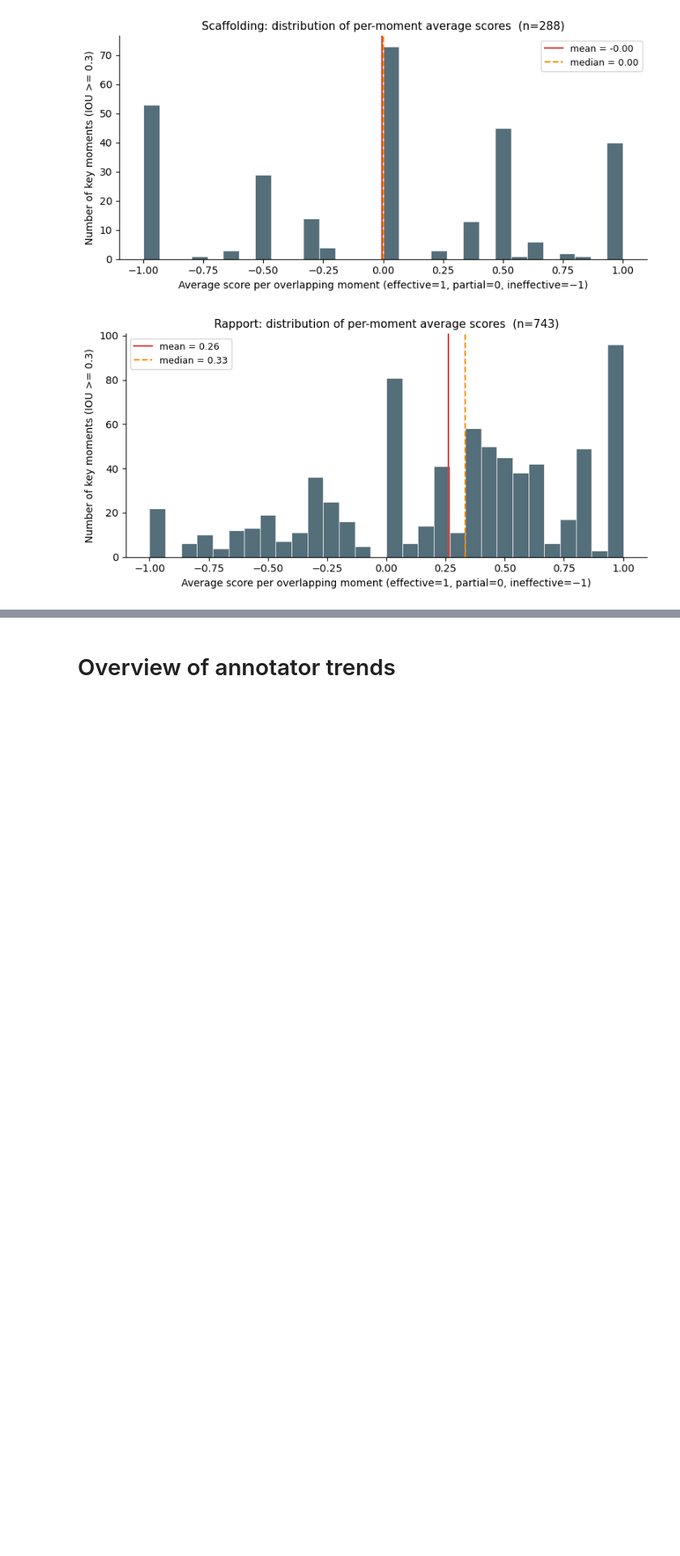
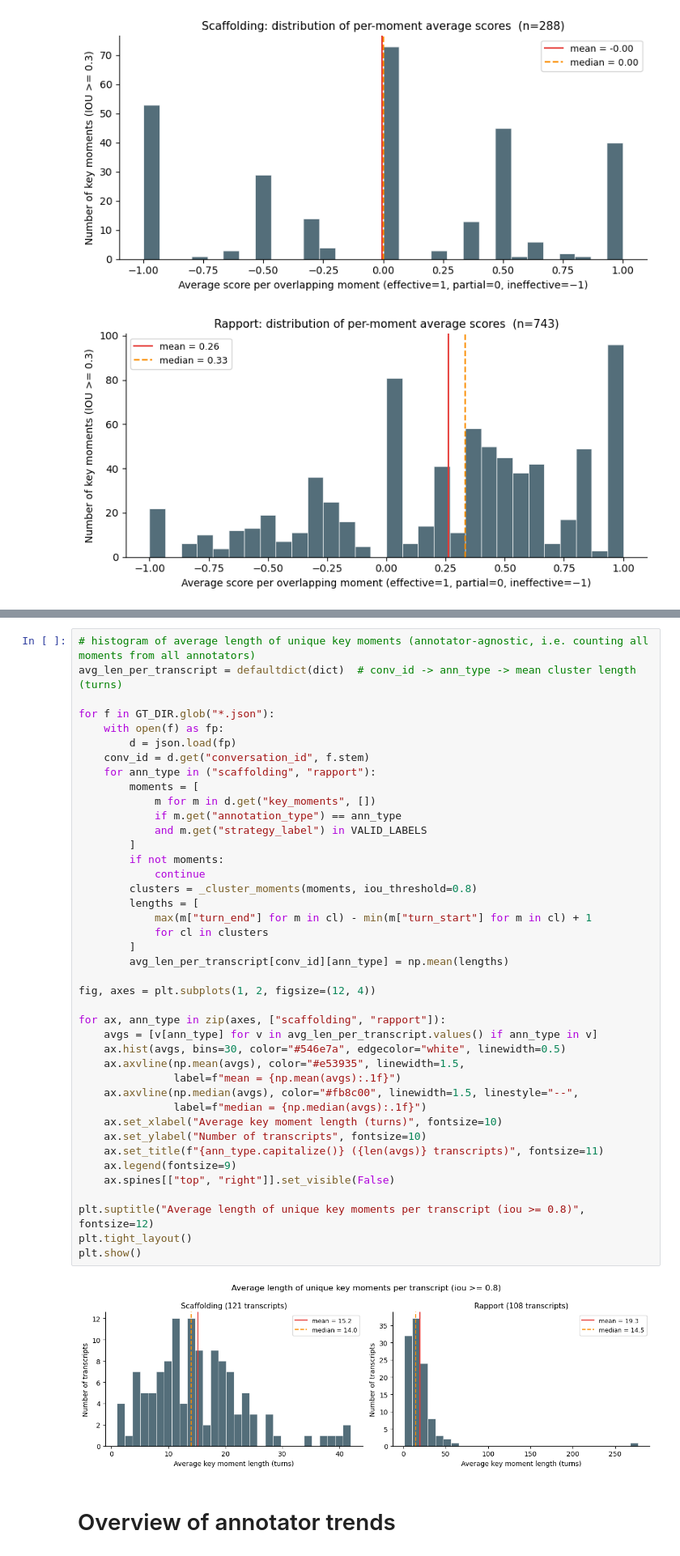
Before and after one commit to allenai/tutorsim, a Jupyter notebook: validation/teacher_profiles_iaa.ipynb, the cells around one changed output, grey strips where cells are left out. Shown at 81% size. Saved outputs shown, nothing was run; the diff lists cells and outputs as text; blank space fills up the shorter version.

```diff
--- a/validation/teacher_profiles_iaa.ipynb
+++ b/validation/teacher_profiles_iaa.ipynb
@@ -266,3 +316,46 @@ for ann_type in ("scaffolding", "rapport"):
+# %%
+# histogram of average length of unique key moments (annotator-agnostic, i.e. counting all moments from all annotators)
+avg_len_per_transcript = defaultdict(dict)  # conv_id -> ann_type -> mean cluster length (turns)
+
+for f in GT_DIR.glob("*.json"):
+    with open(f) as fp:
+        d = json.load(fp)
+    conv_id = d.get("conversation_id", f.stem)
+    for ann_type in ("scaffolding", "rapport"):
+        moments = [
+            m for m in d.get("key_moments", [])
+            if m.get("annotation_type") == ann_type
+            and m.get("strategy_label") in VALID_LABELS
+        ]
+        if not moments:
+            continue
+        clusters = _cluster_moments(moments, iou_threshold=0.8)
+        lengths = [
+            max(m["turn_end"] for m in cl) - min(m["turn_start"] for m in cl) + 1
+            for cl in clusters
+        ]
+        avg_len_per_transcript[conv_id][ann_type] = np.mean(lengths)
+
+fig, axes = plt.subplots(1, 2, figsize=(12, 4))
+
+for ax, ann_type in zip(axes, ["scaffolding", "rapport"]):
+    avgs = [v[ann_type] for v in avg_len_per_transcript.values() if ann_type in v]
+    ax.hist(avgs, bins=30, color="#546e7a", edgecolor="white", linewidth=0.5)
+    ax.axvline(np.mean(avgs), color="#e53935", linewidth=1.5,
+               label=f"mean = {np.mean(avgs):.1f}")
+    ax.axvline(np.median(avgs), color="#fb8c00", linewidth=1.5, linestyle="--",
+               label=f"median = {np.median(avgs):.1f}")
+    ax.set_xlabel("Average key moment length (turns)", fontsize=10)
+    ax.set_ylabel("Number of transcripts", fontsize=10)
+    ax.set_title(f"{ann_type.capitalize()} ({len(avgs)} transcripts)", fontsize=11)
+    ax.legend(fontsize=9)
+    ax.spines[["top", "right"]].set_visible(False)
+
+plt.suptitle("Average length of unique key moments per transcript (iou >= 0.8)", fontsize=12)
+plt.tight_layout()
+plt.show()
+# %% [output]
+[figure, added]
 # %% [markdown]
 # Overview of annotator trends
 # %%
```
Also changed, not shown: parts of 3 cells of this notebook, 8 other files.
